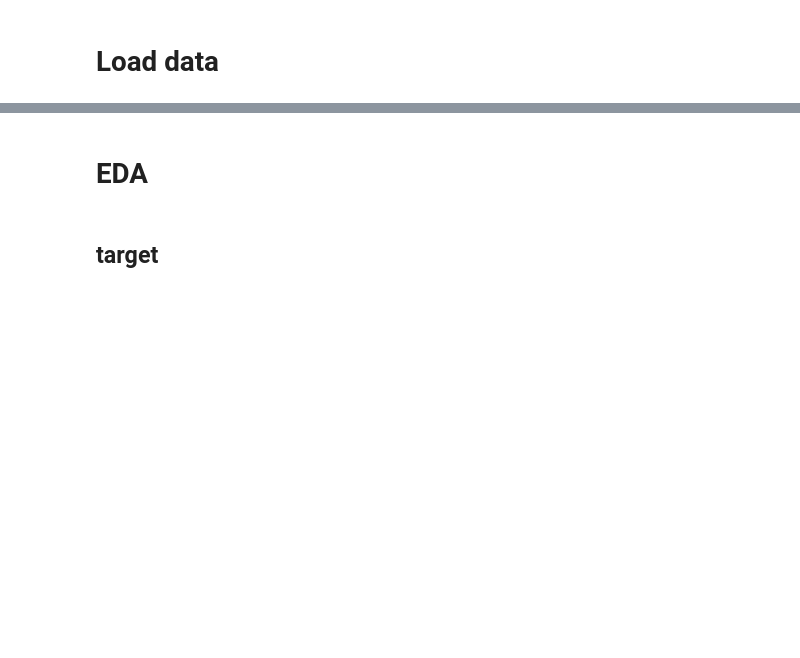
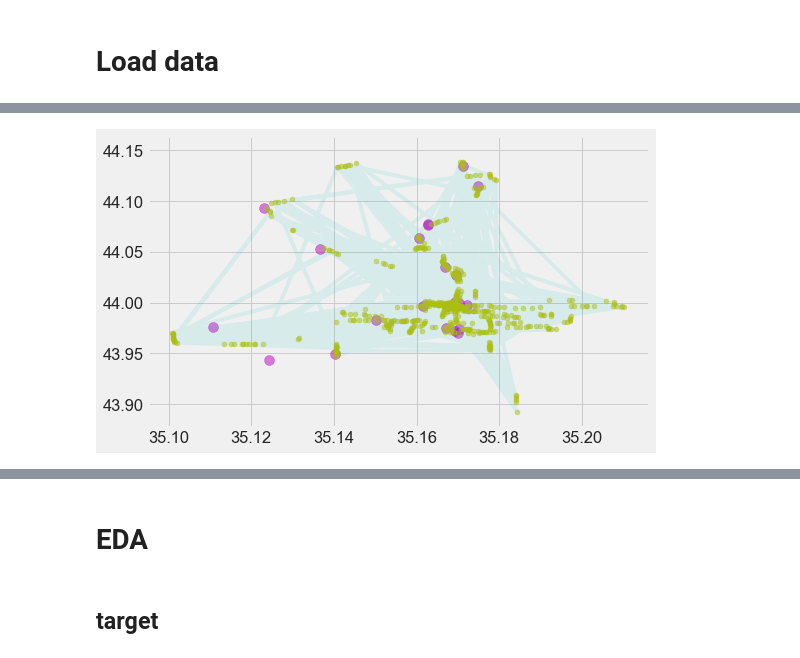
Before and after one commit to katsu1110/DataScienceComp, a Jupyter notebook: EDA.ipynb, the cells around one changed output, grey strips where cells are left out. Cells and saved outputs as stored; diff of their text form; code cells hidden in the pictures; blank space fills up the shorter version.

```diff
--- a/EDA.ipynb
+++ b/EDA.ipynb
@@ -300,0 +159,5 @@ test.head()
+# %%
+train_pid = train.merge(pid, how="left", on="pid")
+test_pid = test.merge(pid, how="left", on="pid")
+print(train_pid.shape)
+train_pid.head()
@@ -300,0 +181,3 @@ test.head()
+# %%
+example_session_id = "ff4fb3bcc5c51195faf3241807aa02fa"
+train_pid.loc[train_pid["session_id"] == example_session_id, ["latitude", "longitude"]]
@@ -300,0 +222,17 @@ test.head()
+# %%
+def user_shop_plot(df=train_pid, session_id=example_session_id):
+    fig, ax = plt.subplots(1, 1, figsize=(8, 5))
+    shop = df.loc[df["session_id"] ==session_id, ["latitude", "longitude", "radius"]].reset_index(drop=True, inplace=False)
+    user = userlog.loc[userlog["session_id"] == session_id, ["latitude", "longitude"]].reset_index(drop=True, inplace=False)
+    ax.scatter(shop["latitude"].values, shop["longitude"].values, color="m", alpha=0.5, s=100)
+    ax.scatter(user["latitude"].values, user["longitude"].values, color="y", alpha=0.5, s=25)
+    ax.plot(user["latitude"].values, user["longitude"].values, color="c", alpha=0.1)
+    for s in np.arange(len(shop)):
+        x = shop.loc[s, "latitude"]
+        y = shop.loc[s, "longitude"]
+        r = shop.loc[s, "radius"]
+        plt.Circle((x, y), r, color='r', alpha=0.5)
+
+user_shop_plot(train_pid, "ff4fb3bcc5c51195faf3241807aa02fa")
+# %% [output]
+[figure, added]
```
Also changed, not shown: parts of 100 cells of this notebook, 7 other files.
